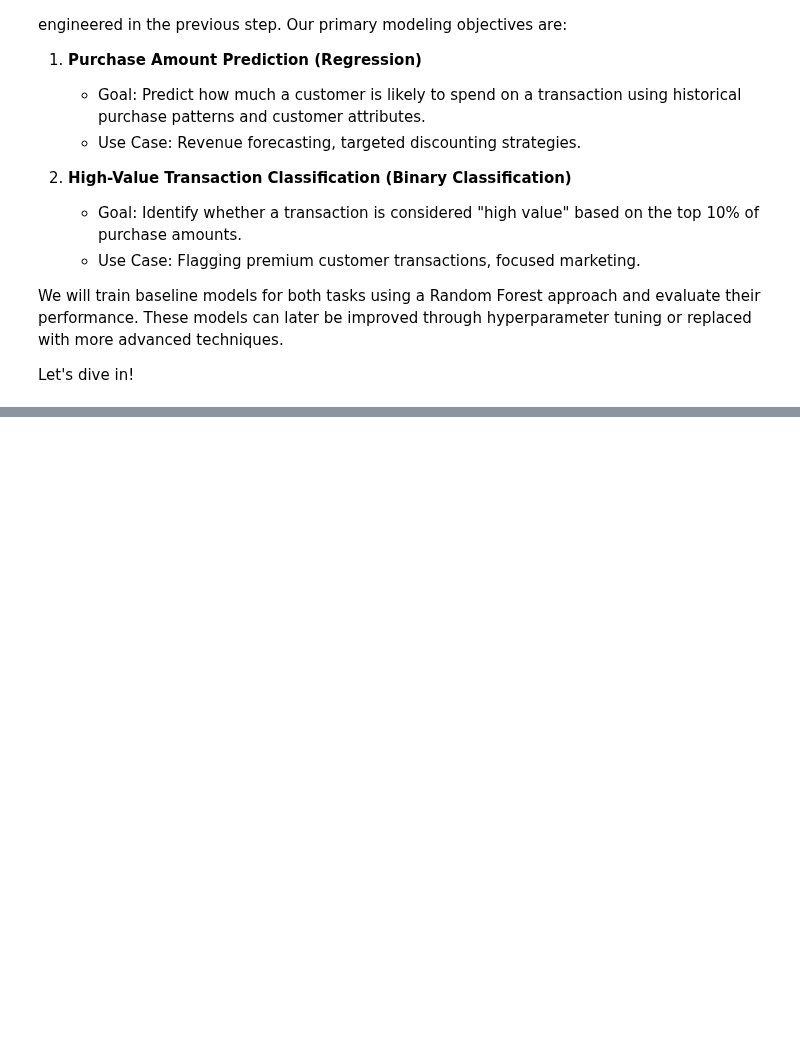
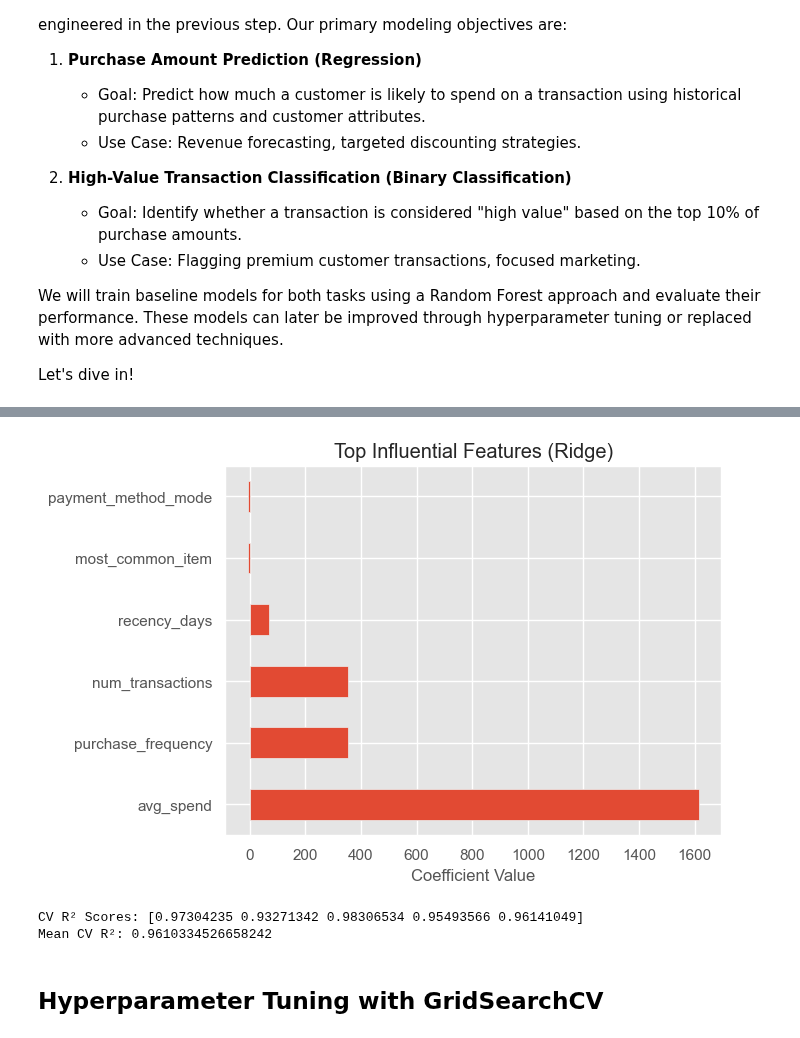
Before and after one commit to mandele1999/fashion-retail-sales, a Jupyter notebook: notebooks/04_modeling.ipynb, the cells around one changed output, grey strips where cells are left out. Saved outputs shown, nothing was run; the diff lists cells and outputs as text; code cells hidden in the pictures; blank space fills up the shorter version.

```diff
--- a/notebooks/04_modeling.ipynb
+++ b/notebooks/04_modeling.ipynb
@@ -90,0 +121,32 @@ R² Score: ~0.052 - The model isn't doing a great job capturing the underlying p
+# %%
+# --- Multiple Regressors Comparison ---
+models = {
+    "LinearRegression": LinearRegression(),
+    "Ridge": Ridge(),
+    "Lasso": Lasso(),
+    "RandomForest": RandomForestRegressor(random_state=42),
+    "GradientBoosting": GradientBoostingRegressor(random_state=42),
+    "XGBoost": XGBRegressor(random_state=42, verbosity=0)
+}
+
+results = []
+
+for name, model in models.items():
+    if name in ['RandomForest', 'GradientBoosting', 'XGBoost']:  # Tree models do not need scaling
+        model.fit(X_train_reg, y_train_reg)
+    else:  # Scale features for linear models
+        model.fit(X_train_reg_scaled, y_train_reg)
+
+    y_pred = model.predict(X_test_reg if name in ['RandomForest', 'GradientBoosting', 'XGBoost'] else X_test_reg_scaled)
+    rmse = np.sqrt(mean_squared_error(y_test_reg, y_pred))
+    r2 = r2_score(y_test_reg, y_pred)
+    results.append({
+        "Model": name,
+        "RMSE": rmse,
+        "R² Score": r2
+    })
+
+# Results as DataFrame
+results_df = pd.DataFrame(results).sort_values(by='RMSE')
+print("\nModel Comparison:")
+display(results_df)
@@ -90,0 +215,19 @@ R² Score: ~0.052 - The model isn't doing a great job capturing the underlying p
+# %%
+coef = pd.Series(models['Ridge'].coef_, index=X_reg.columns)
+coef.nlargest(10).plot(kind='barh')
+plt.title("Top Influential Features (Ridge)")
+plt.xlabel("Coefficient Value")
+plt.show()
+# %% [output]
+[figure, added]
+# %%
+# Cross-validation for Top Model (Ridge)
+from sklearn.model_selection import cross_val_score
+scores = cross_val_score(Ridge(), X_train_reg_scaled, y_train_reg, cv=5, scoring='r2')
+print("CV R² Scores:", scores)
+print("Mean CV R²:", scores.mean())
+# %% [output]
+CV R² Scores: [0.97304235 0.93271342 0.98306534 0.95493566 0.96141049]
+Mean CV R²: 0.9610334526658242
+# %% [markdown]
+## Hyperparameter Tuning with GridSearchCV
```
Also changed, not shown: parts of 26 cells of this notebook.
